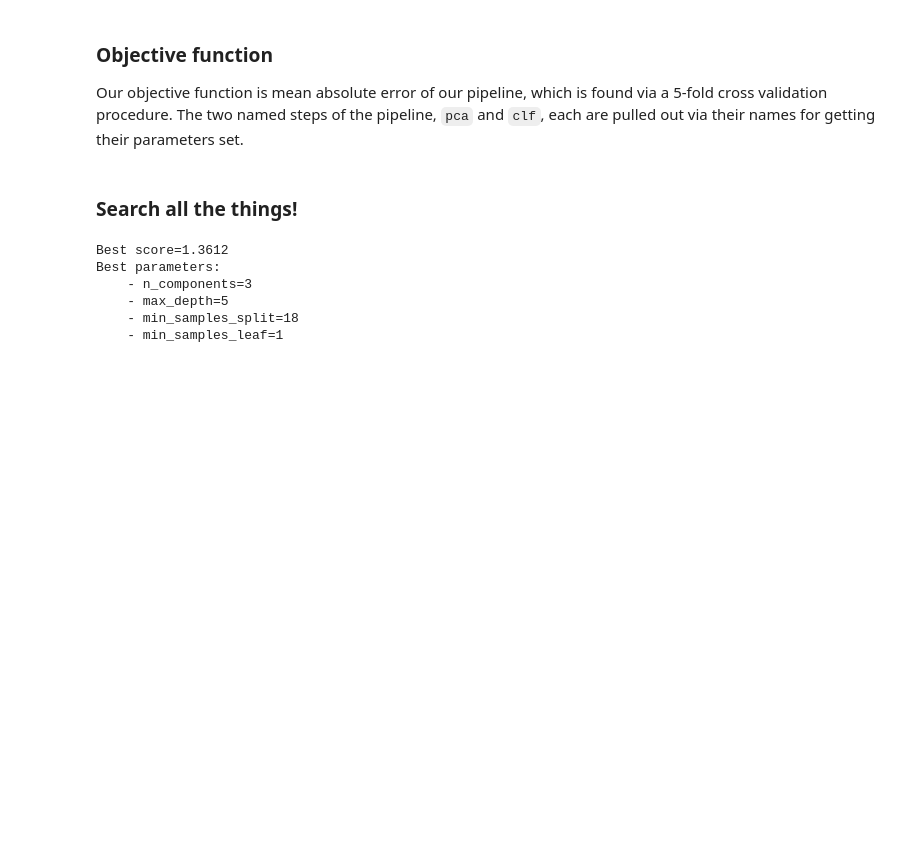
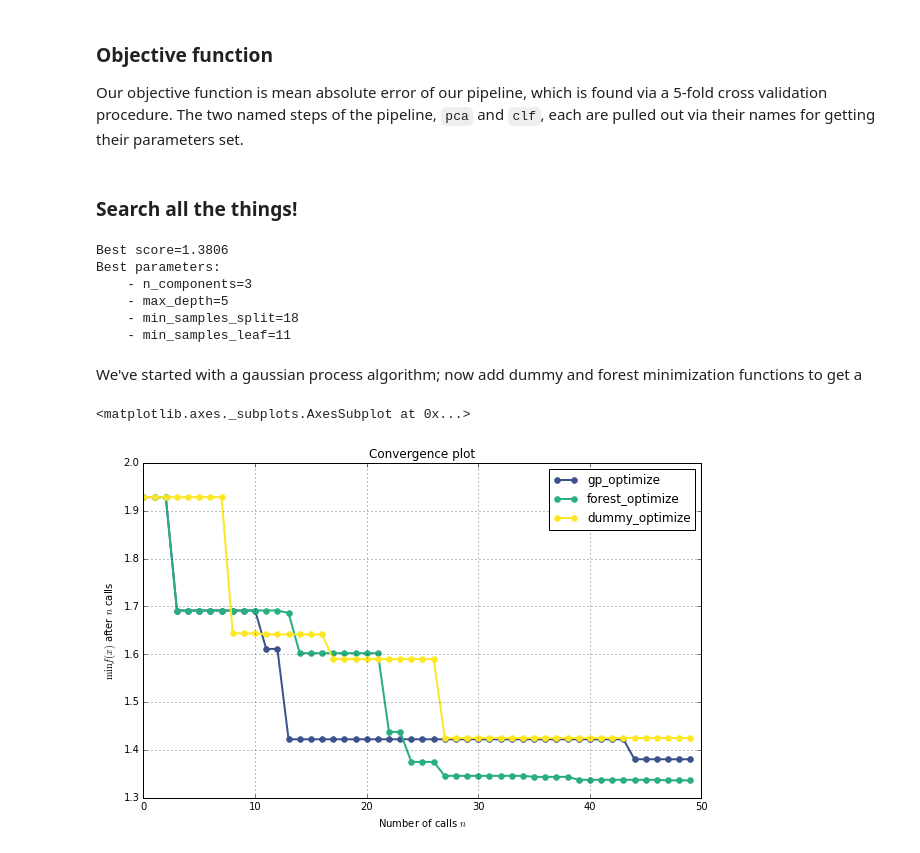
Before and after one commit to scikit-optimize/scikit-optimize, a Jupyter notebook: examples/pipeline-optimize.ipynb, the cells around one changed output. Drawn from its saved outputs; the diff is of its cells as text; code cells hidden in the pictures; blank space fills up the shorter version.

```diff
--- a/examples/pipeline-optimize.ipynb
+++ b/examples/pipeline-optimize.ipynb
@@ -45,13 +45,13 @@ def objective(params):
     n_components, max_depth, min_samples_split, min_samples_leaf = params
 
     # set PCA n_components parameter
-    pipe.named_steps['pca'].set_params(n_components=n_components)
+    pipe.set_params(pca__n_components=n_components)
 
     # set decision tree classifier parameters
-    pipe.named_steps['clf'].set_params(max_depth=max_depth,
-                   max_features=n_components,
-                   min_samples_split=min_samples_split,
-                   min_samples_leaf=min_samples_leaf)
+    pipe.set_params(clf__max_depth=max_depth,
+                   clf__max_features=n_components,
+                   clf__min_samples_split=min_samples_split,
+                   clf__min_samples_leaf=min_samples_leaf)
 
     error = -np.mean(cross_val_score(pipe, X, y, cv=5, n_jobs=-1, scoring="mean_absolute_error"))
     return error
@@ -61,6 +61,7 @@ def objective(params):
 from skopt import gp_minimize
 import warnings
 warnings.filterwarnings("ignore") # this minimize call issues a lot of warnings--quiet them
+                                  # associated scikit-learn issue #6746
 
 res_gp = gp_minimize(objective, space, x0=x0, n_calls=50, random_state=0)
 print("Best score=%.4f" % res_gp.fun)
@@ -71,9 +72,29 @@ print("""Best parameters:
     - min_samples_leaf=%d""" % (res_gp.x[0], res_gp.x[1],
                                 res_gp.x[2], res_gp.x[3]))
 # %% [output]
-Best score=1.3612
+Best score=1.3806
 Best parameters:
     - n_components=3
     - max_depth=5
     - min_samples_split=18
-    - min_samples_leaf=1
+    - min_samples_leaf=11
+# %% [markdown]
+We've started with a gaussian process algorithm; now add dummy and forest minimization functions to get a
+# %%
+from skopt import dummy_minimize
+res_dummy = dummy_minimize(objective, space, x0=x0, n_calls=50, random_state=0)
+
+from skopt import forest_minimize
+res_forest = forest_minimize(objective, space, x0=x0, n_calls=50, random_state=0)
+# %%
+%matplotlib inline
+import matplotlib.pyplot as plt
+plt.rcParams["figure.figsize"] = (10, 6)
+
+from skopt.plots import plot_convergence
+plot_convergence(("gp_optimize", res_gp),
+                 ("forest_optimize", res_forest),
+                 ("dummy_optimize", res_dummy))
+# %% [output]
+<matplotlib.axes._subplots.AxesSubplot at 0x...>
+[figure, added]
```
Also changed, not shown: parts of 1 cell of this notebook, 2 other files.
